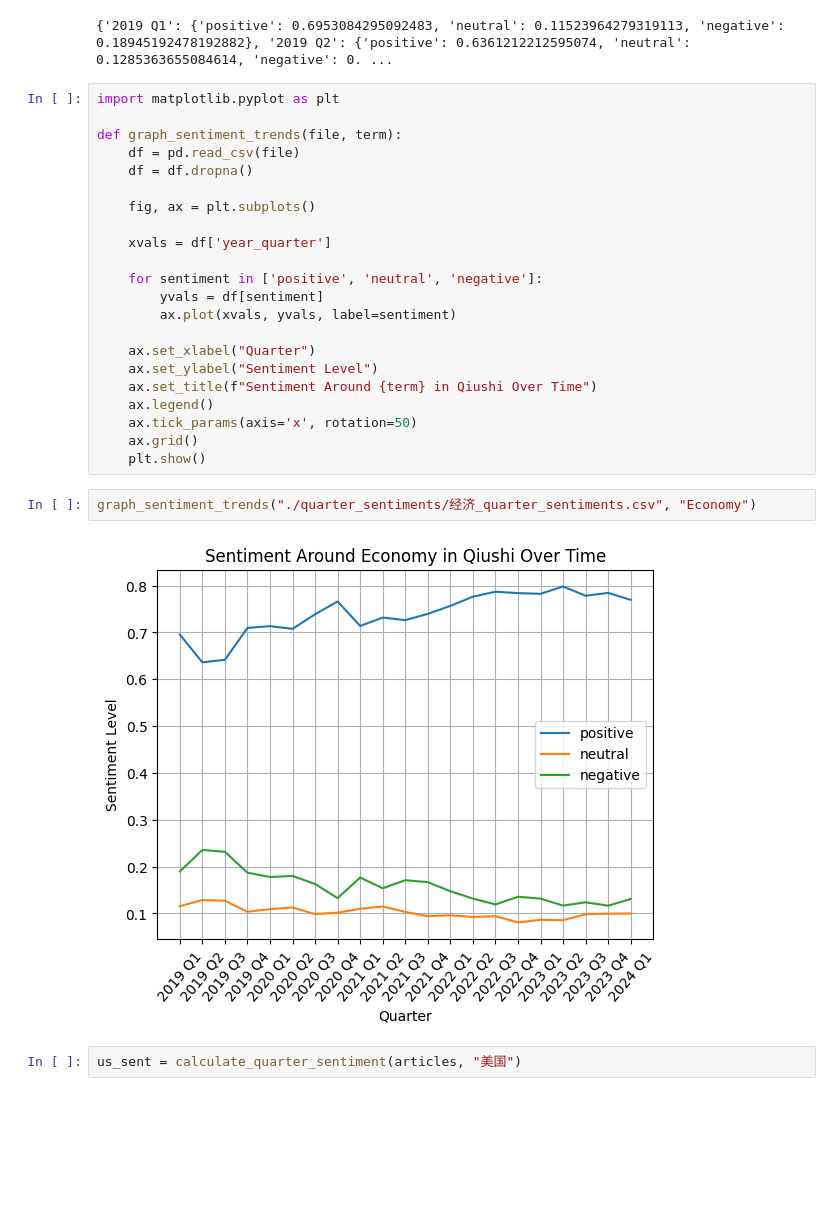
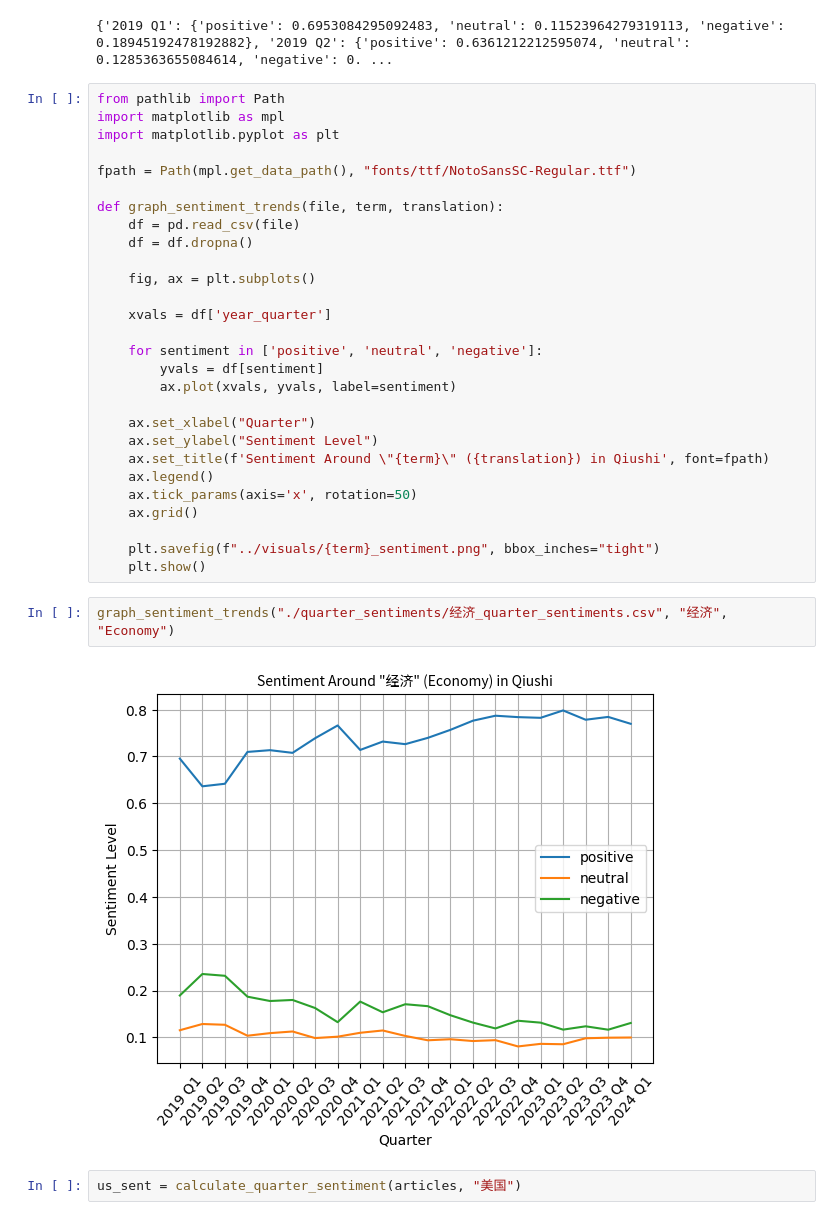
Before and after one commit to calebcsjm/China_Project, a Jupyter notebook: analyze_articles/sentiment_analysis.ipynb, the cells around one changed output. Cells and saved outputs as stored; diff of their text form; blank space fills up the shorter version.

Commit message:
Update graph generation

```diff
--- a/analyze_articles/sentiment_analysis.ipynb
+++ b/analyze_articles/sentiment_analysis.ipynb
@@ -178,9 +185,13 @@ store_sentiment_results("经济", econ_sent)
 # %% [output]
 {'2019 Q1': {'positive': 0.6953084295092483, 'neutral': 0.11523964279319113, 'negative': 0.18945192478192882}, '2019 Q2': {'positive': 0.6361212212595074, 'neutral': 0.1285363655084614, 'negative': 0. ...
 # %%
+from pathlib import Path
+import matplotlib as mpl
 import matplotlib.pyplot as plt
 
-def graph_sentiment_trends(file, term):
+fpath = Path(mpl.get_data_path(), "fonts/ttf/NotoSansSC-Regular.ttf")
+
+def graph_sentiment_trends(file, term, translation):
     df = pd.read_csv(file)
     df = df.dropna()
 
@@ -194,15 +205,17 @@ def graph_sentiment_trends(file, term):
 
     ax.set_xlabel("Quarter")
     ax.set_ylabel("Sentiment Level")
-    ax.set_title(f"Sentiment Around {term} in Qiushi Over Time")
+    ax.set_title(f'Sentiment Around \"{term}\" ({translation}) in Qiushi', font=fpath)
     ax.legend()
     ax.tick_params(axis='x', rotation=50)
     ax.grid()
+
+    plt.savefig(f"../visuals/{term}_sentiment.png", bbox_inches="tight")
     plt.show()
 # %%
-graph_sentiment_trends("./quarter_sentiments/经济_quarter_sentiments.csv", "Economy")
+graph_sentiment_trends("./quarter_sentiments/经济_quarter_sentiments.csv", "经济", "Economy")
 # %% [output]
-[figure, old version]
+[figure, new version]
 # %%
 us_sent = calculate_quarter_sentiment(articles, "美国")
 # %% [output]
```
Also changed, not shown: parts of 2 cells of this notebook, 3 other files.
